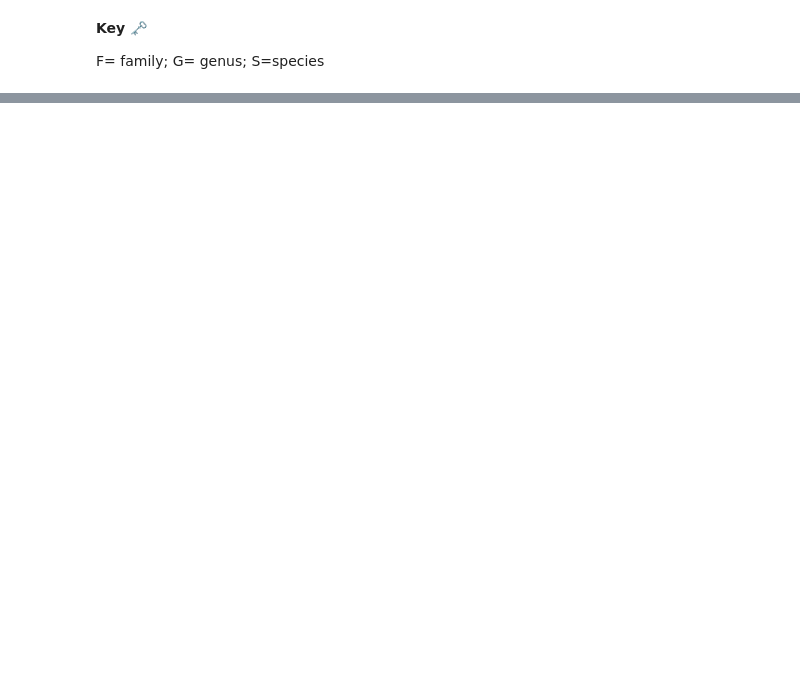
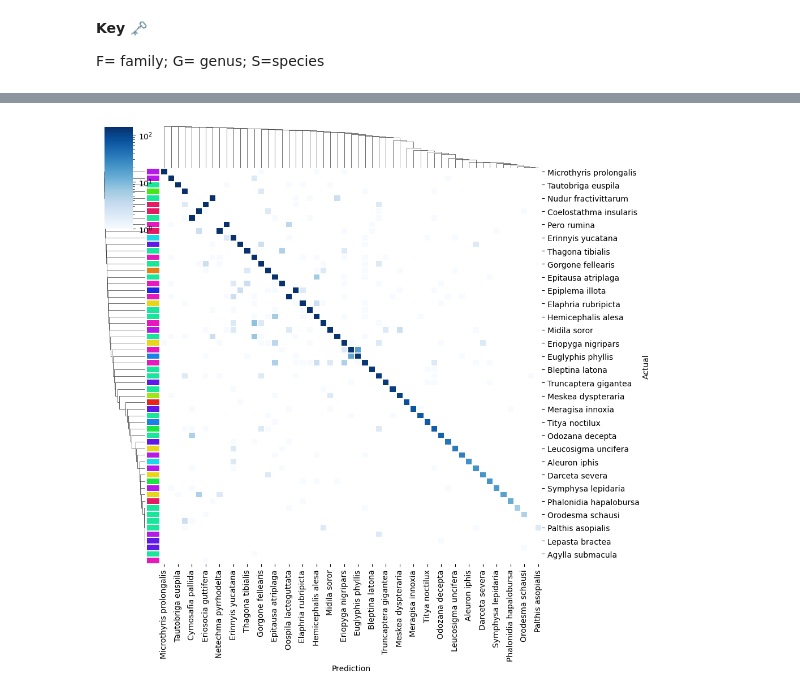
Before and after one commit to AMI-system/species_classifier, a Jupyter notebook: model_training/sandbox/confusion_matrix.ipynb, the cells around one changed output, grey strips where cells are left out. Saved outputs shown, nothing was run; the diff lists cells and outputs as text; code cells hidden in the pictures; blank space fills up the shorter version.

```diff
--- a/model_training/sandbox/confusion_matrix.ipynb
+++ b/model_training/sandbox/confusion_matrix.ipynb
@@ -68,0 +116,4 @@ confusion_matrix_kg("species")
+# %%
+labelled_heatmap('species')
+# %% [output]
+[figure, added]
```
Also changed, not shown: parts of 11 cells of this notebook.
